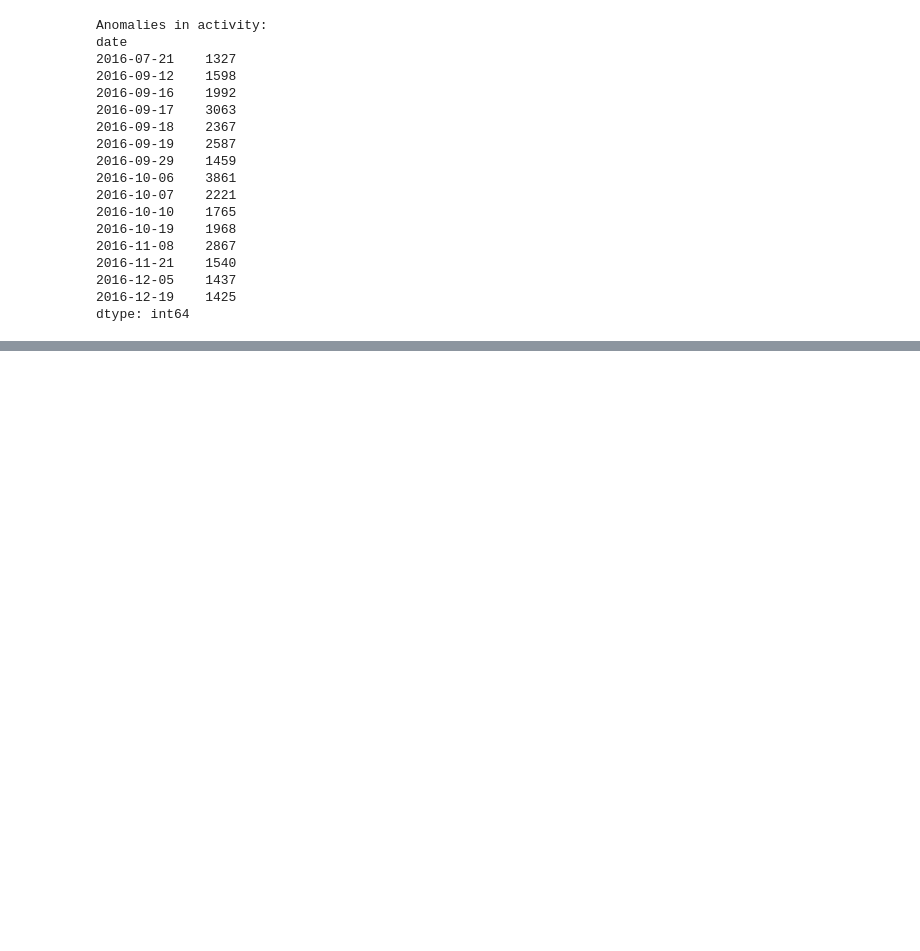
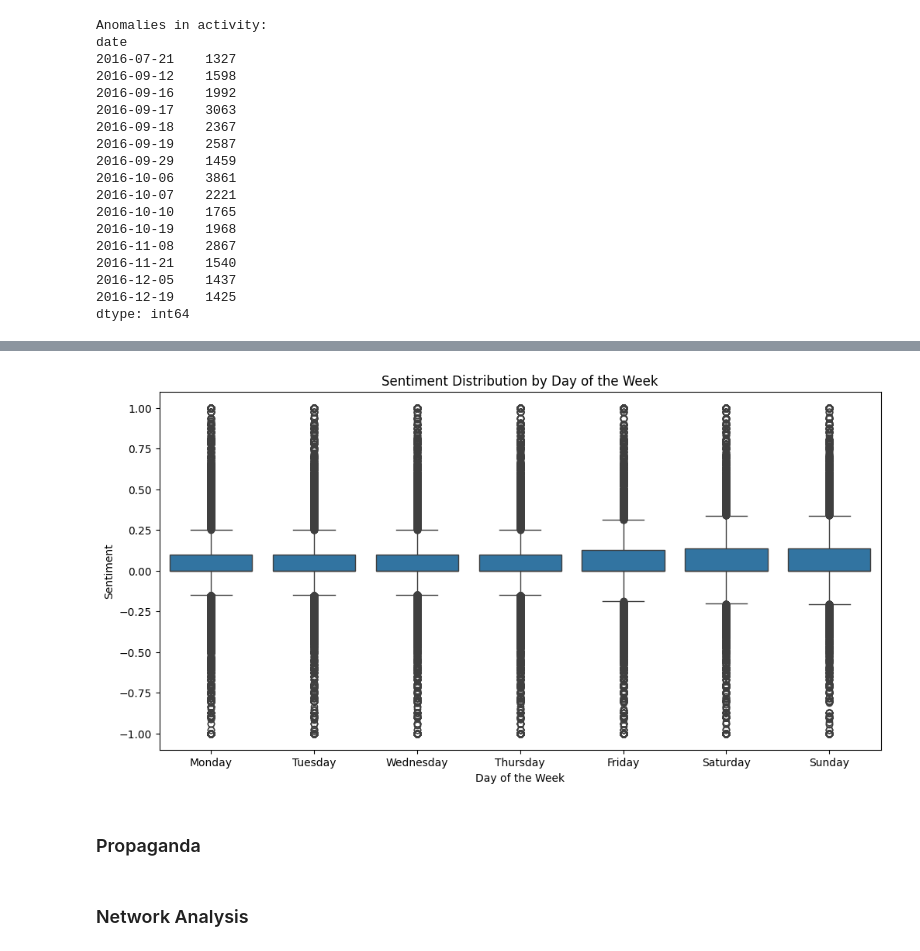
Before and after one commit to salveendutt/Social-Networks, a Jupyter notebook: lab12/proj.ipynb, the cells around one changed output, grey strips where cells are left out. Drawn from its saved outputs; the diff is of its cells as text; code cells hidden in the pictures; blank space fills up the shorter version.

```diff
--- a/lab12/proj.ipynb
+++ b/lab12/proj.ipynb
@@ -329,0 +428,26 @@ dtype: int64
+# %%
+df["day_of_week"] = df["created_at"].dt.day_name()
+
+plt.figure(figsize=(12, 6))
+sns.boxplot(
+    x="day_of_week",
+    y="sentiment",
+    data=df,
+    order=[
+        "Monday",
+        "Tuesday",
+        "Wednesday",
+        "Thursday",
+        "Friday",
+        "Saturday",
+        "Sunday",
+    ],
+)
+plt.title("Sentiment Distribution by Day of the Week")
+plt.xlabel("Day of the Week")
+plt.ylabel("Sentiment")
+plt.show()
+# %% [output]
+[figure, added]
+# %% [markdown]
+### Propaganda
@@ -329,0 +458,2 @@ dtype: int64
+# %% [markdown]
+### Network Analysis
```
Also changed, not shown: parts of 14 cells of this notebook.
